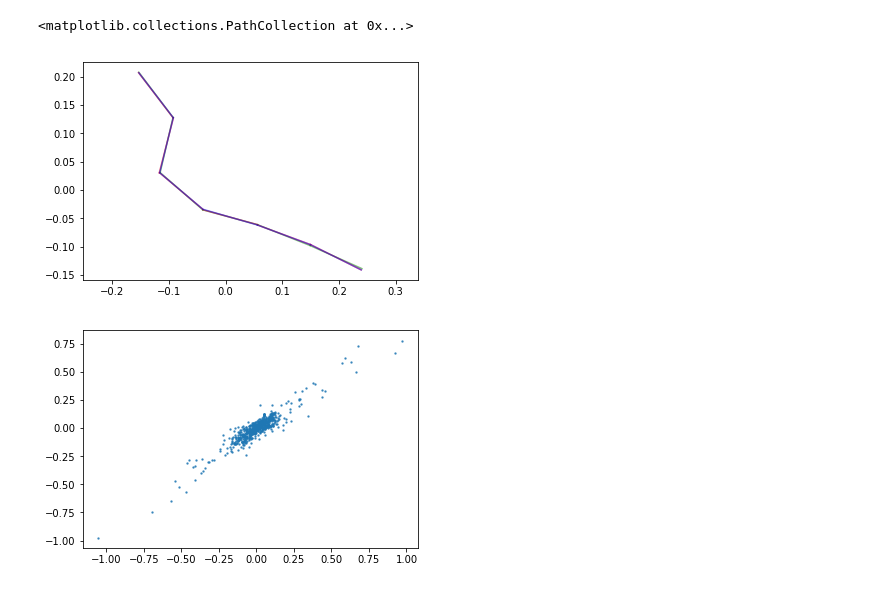
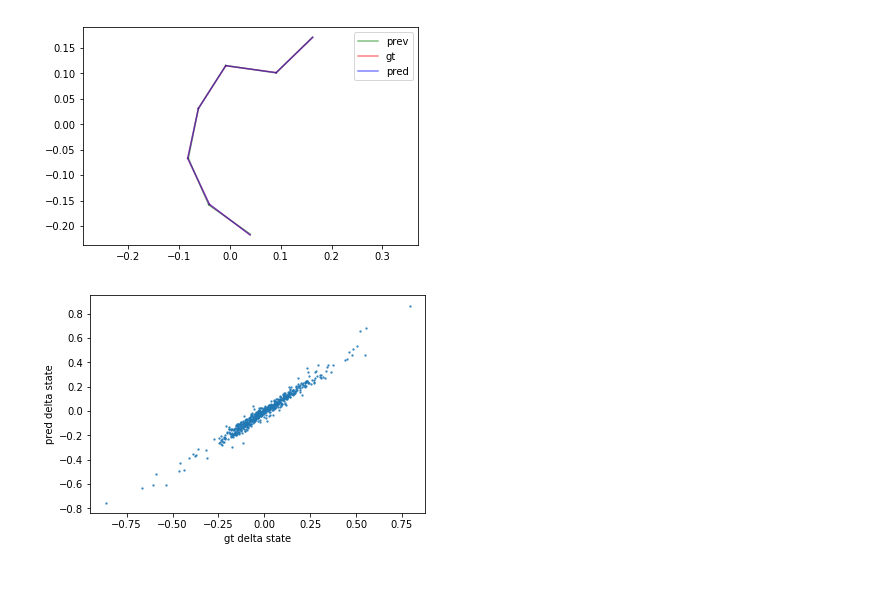
Before and after one commit to fxia22/gn.pytorch, a Jupyter notebook: debug_rollout.ipynb, the cells around one changed output. Saved outputs shown, nothing was run; the diff lists cells and outputs as text; code cells hidden in the pictures.

Commit message:
error visualizations

```diff
--- a/debug_rollout.ipynb
+++ b/debug_rollout.ipynb
@@ -105,7 +105,7 @@ def get_graph_features(G, bs = 1):
     state[:, 5+18:5+36] = pos.view(-1,18)
     return state
 # %%
-model_fn = '/home/fei/Development/physics_predmodel/gn/logs/runs/October01_14:59:16/model_1240000.pth'
+model_fn = '/home/fei/Development/physics_predmodel/gn/logs/runs/October02_21:49:40/model_1130000.pth'
 dset = SwimmerDataset('swimmer_test.npy')
 use_cuda = True
 dl = DataLoader(dset, batch_size=200, num_workers=0, drop_last=True)
@@ -123,31 +123,35 @@ G1 = nx.path_graph(6).to_directed()
 # %%
 dl_e = enumerate(dl)
 # %%
-data = dset.__get_episode__(360)
+idx = 15
+data = dset.__get_episode__(idx)
 data = [torch.from_numpy(item) for item in data]
 # %%
 action, delta_state, last_state = data
 action, delta_state, last_state = action.float(), delta_state.float(), last_state.float()
 
 if use_cuda:
     action, delta_state, last_state = action.cuda(), delta_state.cuda(), last_state.cuda()
 
 
 init_graph_features(G1, graph_feat_size, node_feat_size, edge_feat_size, cuda=True, bs = 100)
 load_graph_features(G1, action, last_state, None,bs=100, noise = 0)
 G_out = gn(in_normalizer.normalize(G1))
 G_out = out_normalizer.inormalize(G_out)
 loss, true, pred = evaluate_graph_loss(G_out, delta_state, last_state)
 
 true = true.data.cpu().numpy()
 pred = pred.data.cpu().numpy()
-
+plt.legend(['prev','gt', 'pred'])
+plt.savefig('vis_{}.pdf'.format(idx))
 plt.figure()
 plt.scatter(true, pred, s = 2, alpha = 0.7)
+plt.xlabel('gt delta state')
+plt.ylabel('pred delta state')
+plt.savefig('corr_{}.pdf'.format(idx))
 # %% [output]
-<matplotlib.collections.PathCollection at 0x...>
-[figure, old version]
+[figure, new version]
-[figure, old version]
+[figure, new version]
 # %%
 def fig2img ( fig ):
     """
```
Also changed, not shown: parts of 5 cells of this notebook.
